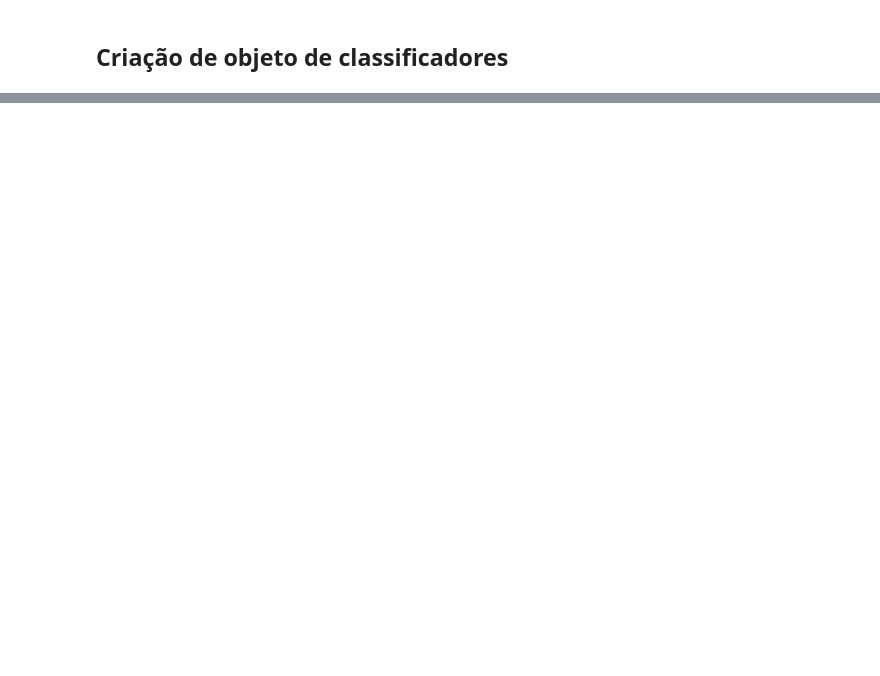
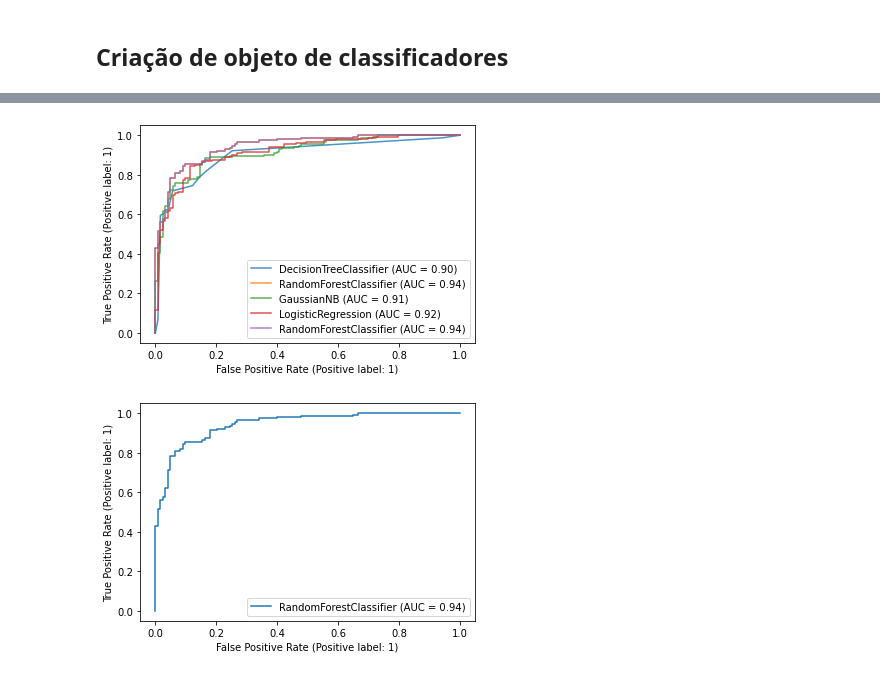
Before and after one commit to patrickpiccini/heart-failure-prediction, a Jupyter notebook: heart_failure_prediction.ipynb, the cells around one changed output, grey strips where cells are left out. Drawn from its saved outputs; the diff is of its cells as text; code cells hidden in the pictures; blank space fills up the shorter version.

```diff
--- a/heart_failure_prediction.ipynb
+++ b/heart_failure_prediction.ipynb
@@ -501,0 +527,13 @@ for i in range(len(classifiers)):
+# %%
+ax = plt.gca()
+for i in range(len(classifiers)):
+    clf = classifiers[names[i]]
+    rfc_disp = RocCurveDisplay.from_estimator(clf, X_test, y_test, ax=ax, alpha=0.8)
+
+clf2 = classifiers['Random Forest']
+svc_disp = RocCurveDisplay.from_estimator(clf2, X_test, y_test)
+svc_disp.plot(ax=ax, alpha=0.8)
+plt.show()
+# %% [output]
+[figure, added]
+[figure, added]
```
Also changed, not shown: parts of 8 cells of this notebook.
